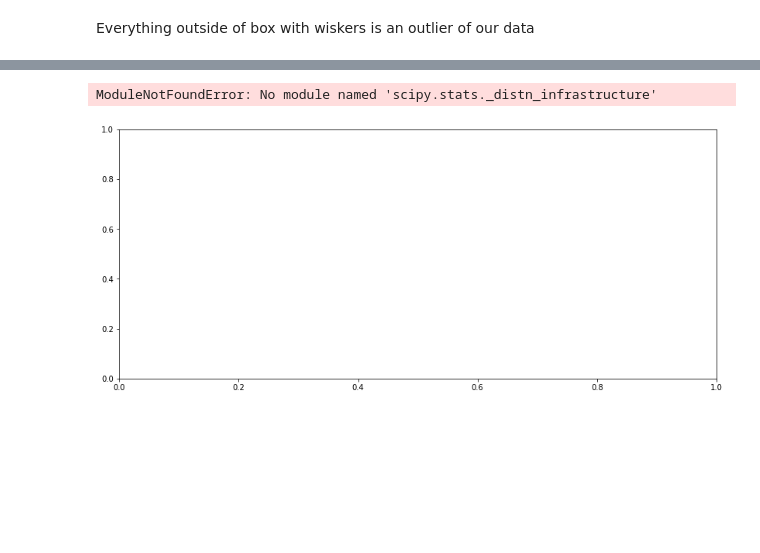
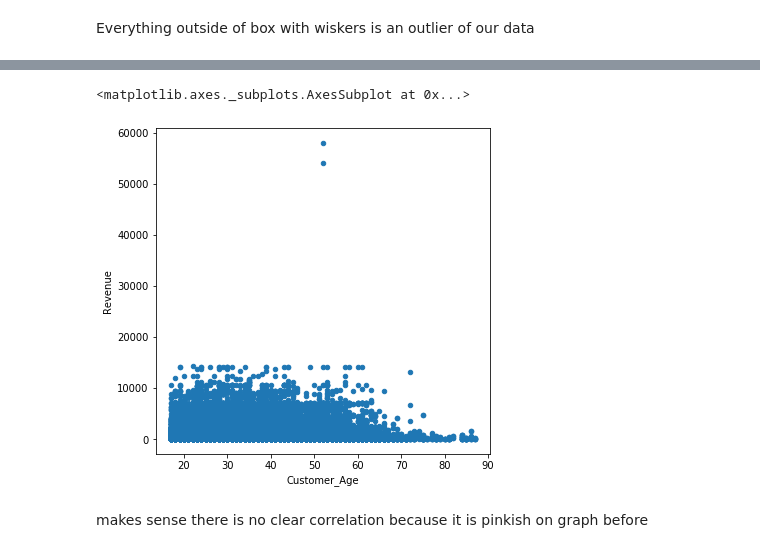
Before and after one commit to rebeccaceppas/data-analysis-course, a Jupyter notebook: Untitled.ipynb, the cells around one changed output, grey strips where cells are left out. Saved outputs shown, nothing was run; the diff lists cells and outputs as text; code cells hidden in the pictures; blank space fills up the shorter version.

Commit message:
correlation between columns of data

```diff
--- a/Untitled.ipynb
+++ b/Untitled.ipynb
@@ -160,5 +226,7 @@ Everything outside of box with wiskers is an outlier of our data
 # %%
-sales['Unit_Cost'].plot(kind='density', figsize=(14,6))
+sales.plot(kind='scatter', x='Customer_Age', y='Revenue', figsize=(6,6))
 # %% [output]
-ModuleNotFoundError: No module named 'scipy.stats._distn_infrastructure'
+<matplotlib.axes._subplots.AxesSubplot at 0x...>
-[figure, old version]
+[figure, new version]
+# %% [markdown]
+makes sense there is no clear correlation because it is pinkish on graph before
```
Also changed, not shown: parts of 8 cells of this notebook.
